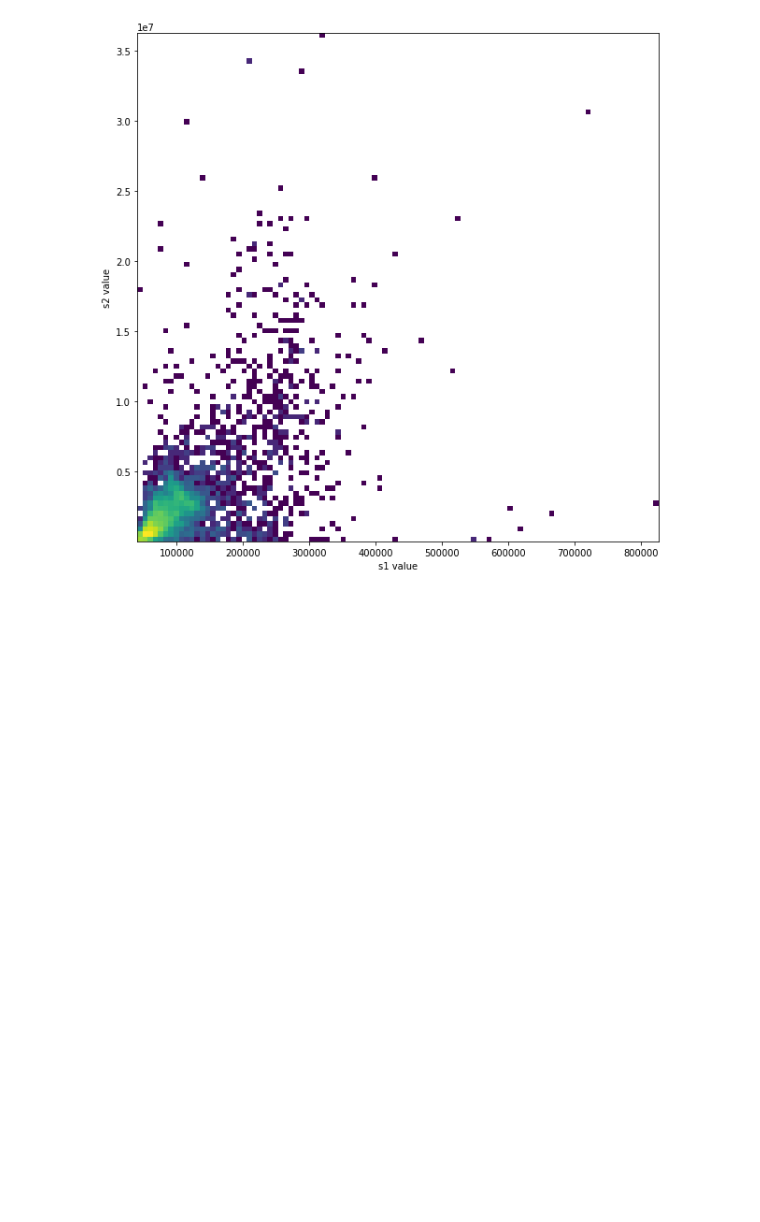
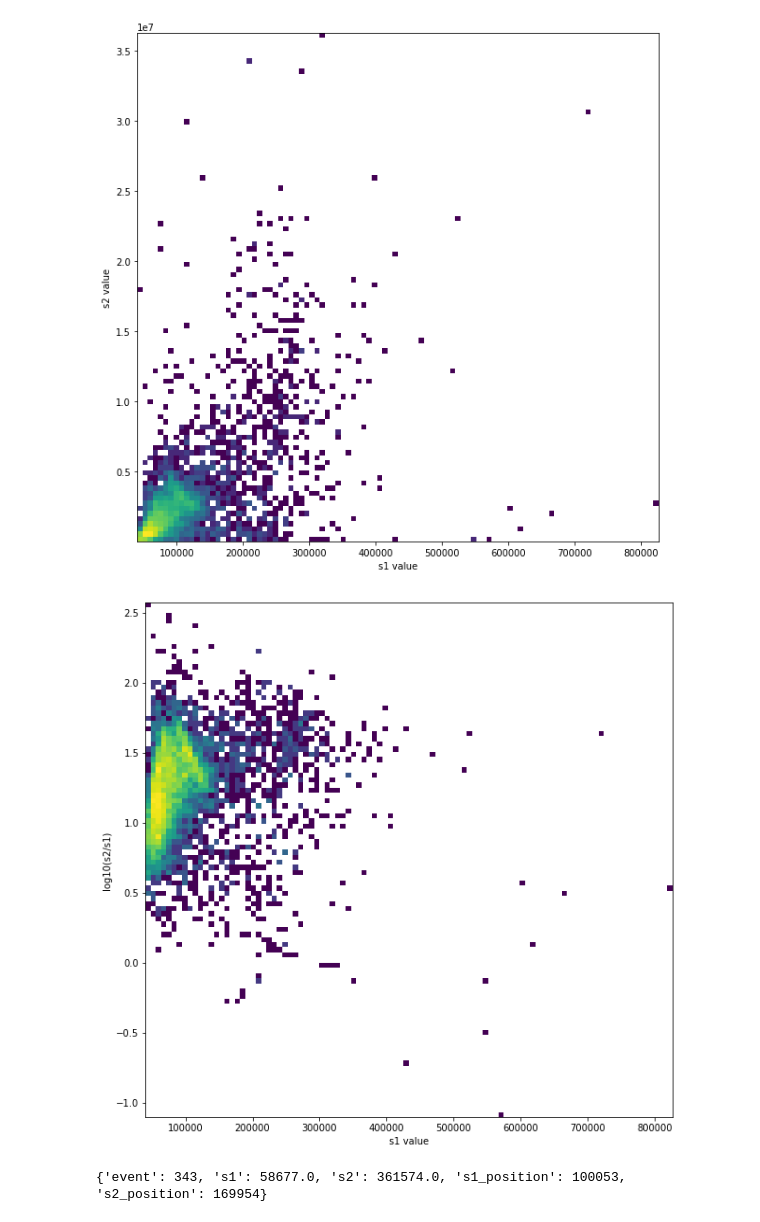
Before and after one commit to wesselrijk/XENON1T_NikhefProject, a Jupyter notebook: DataAnalysis/Correlation.ipynb, the cells around one changed output. Drawn from its saved outputs; the diff is of its cells as text; code cells hidden in the pictures; blank space fills up the shorter version.

```diff
--- a/DataAnalysis/Correlation.ipynb
+++ b/DataAnalysis/Correlation.ipynb
@@ -48,2 +49,19 @@ fig3.savefig('s1s2.png', dpi = 300)
 # %% [output]
 [figure]
+# %%
+fig5, ax5 = plt.subplots(figsize = (10.,10.))
+ax5.hist2d(s1, np.log10(np.asarray(s2)/np.asarray(s1)), bins=(100,100), norm=mpl.colors.LogNorm())
+ax5.set_xlabel('s1 value')
+ax5.set_ylabel('log10(s2/s1)')
+#ax4.set_xlim(0., 200000)
+#ax4.set_ylim(0., 1e7)
+fig5.savefig('NG_s2overs1.png', dpi = 300)
+plt.show()
+# %% [output]
+[figure, added]
+# %%
+with open('Rn220_data.p', 'rb') as fp2:
+    Rn220_info = pickle.load(fp2)
+print(Rn220_info[200])
+# %% [output]
+{'event': 343, 's1': 58677.0, 's2': 361574.0, 's1_position': 100053, 's2_position': 169954}
```
Also changed, not shown: parts of 4 cells of this notebook, 9 other files.
